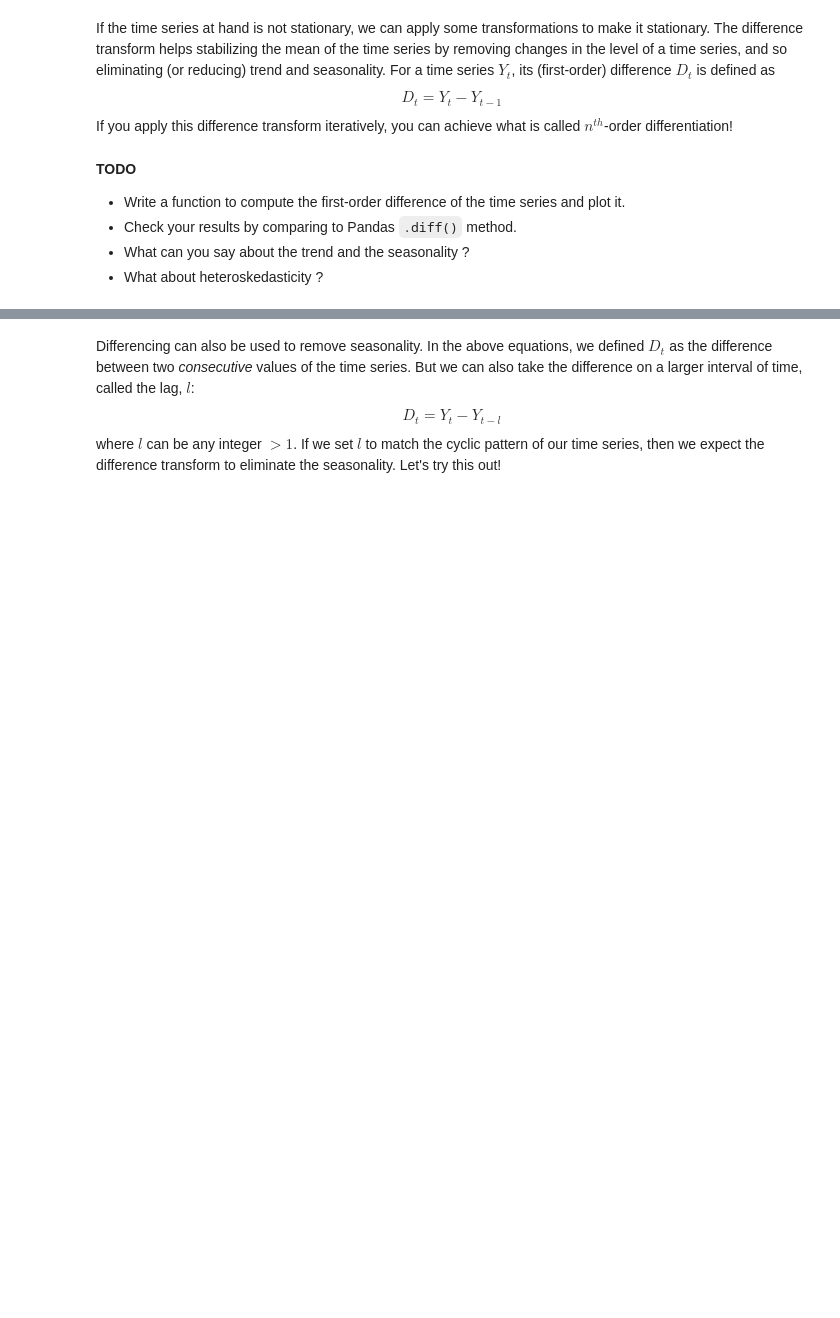
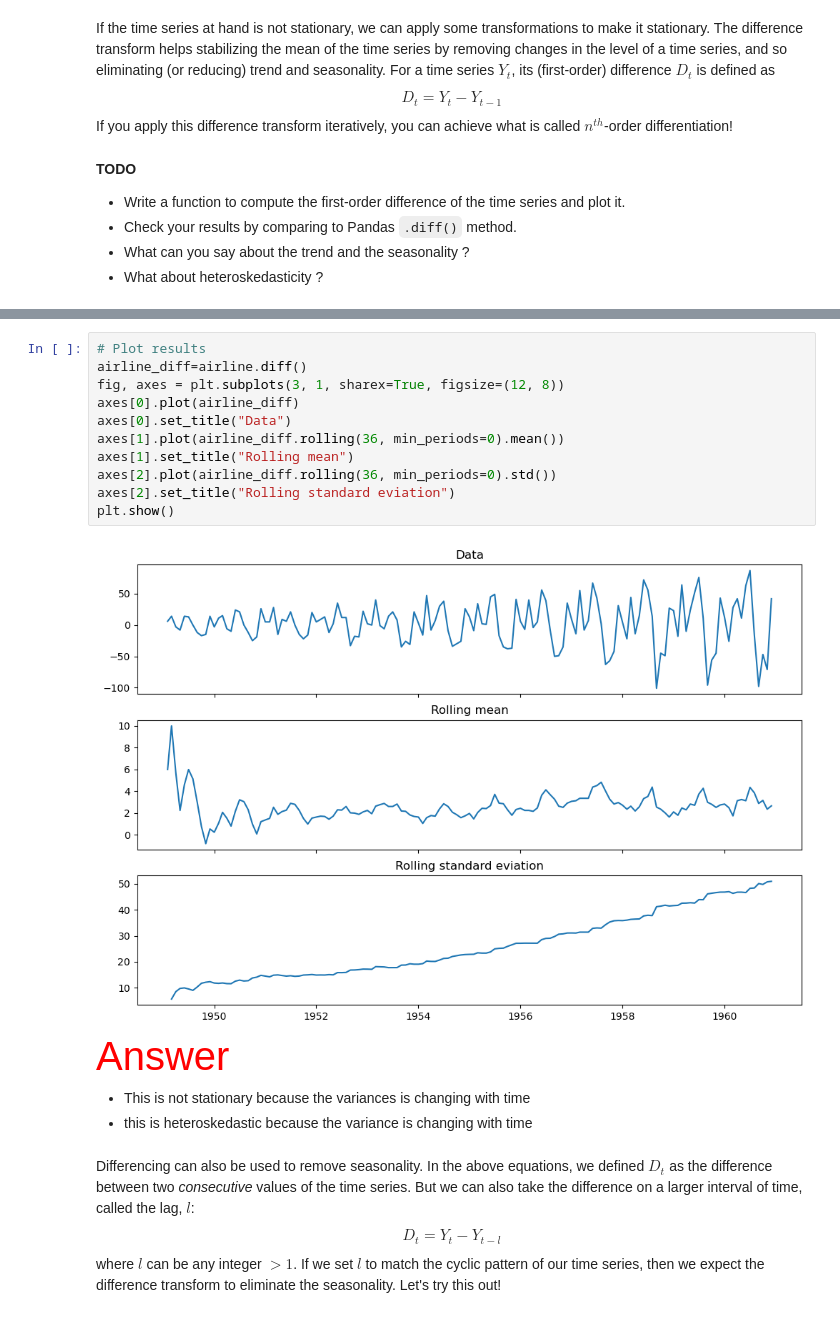
Before and after one commit to ThibaultLaunois/CampNum-12_ML6_time_series, a Jupyter notebook: notebooks/NB1_Time_Series_Forecasts.ipynb, the cells around one changed output, grey strips where cells are left out. Saved outputs shown, nothing was run; the diff lists cells and outputs as text; blank space fills up the shorter version.

```diff
--- a/notebooks/NB1_Time_Series_Forecasts.ipynb
+++ b/notebooks/NB1_Time_Series_Forecasts.ipynb
@@ -371,3 +395,20 @@ def difference(data):
+# %%
+# Plot results
+airline_diff=airline.diff()
+fig, axes = plt.subplots(3, 1, sharex=True, figsize=(12, 8))
+axes[0].plot(airline_diff)
+axes[0].set_title("Data")
+axes[1].plot(airline_diff.rolling(36, min_periods=0).mean())
+axes[1].set_title("Rolling mean")
+axes[2].plot(airline_diff.rolling(36, min_periods=0).std())
+axes[2].set_title("Rolling standard eviation")
+plt.show()
+# %% [output]
+[figure, added]
+# %% [markdown]
+<span style="color:red; font-size:30pt"> Answer
+- This is not stationary  because the variances is changing with time
+- this is heteroskedastic because the variance is changing with time
 # %% [markdown]
 Differencing can also be used to remove seasonality. In the above equations, we defined $D_t$ as the difference between two *consecutive*  values of the time series. But we can also take the difference on a larger interval of time, called the lag, $l$:
 $$ D_t = Y_t - Y_{t-l}$$
```
Also changed, not shown: parts of 13 cells of this notebook.
